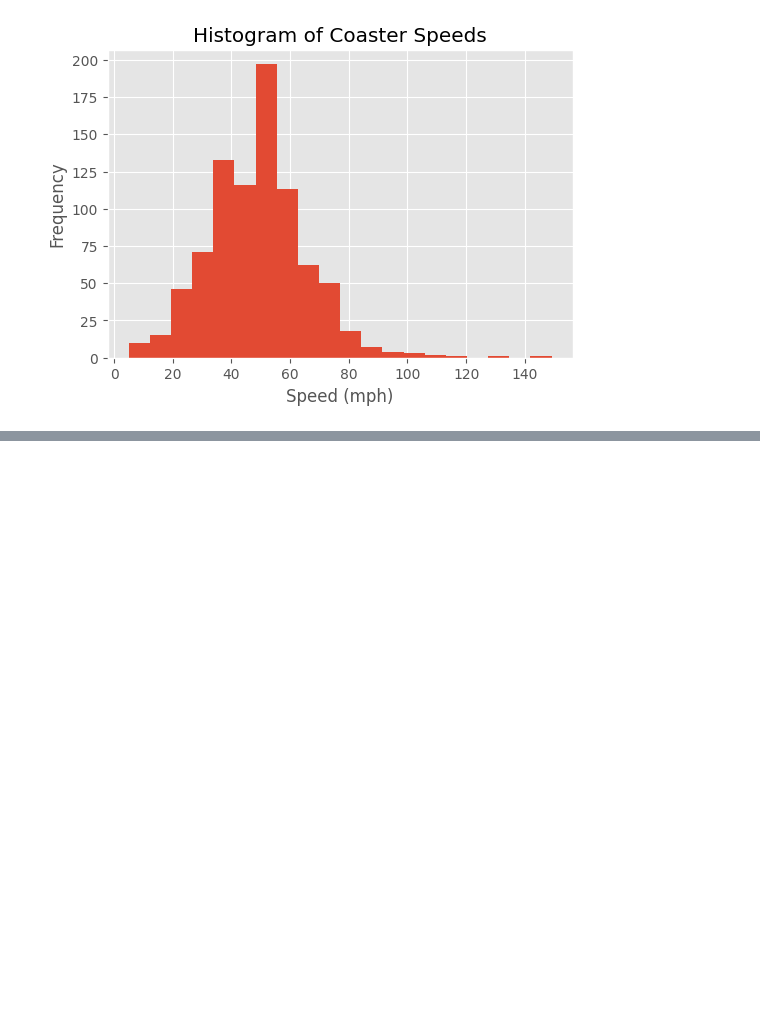
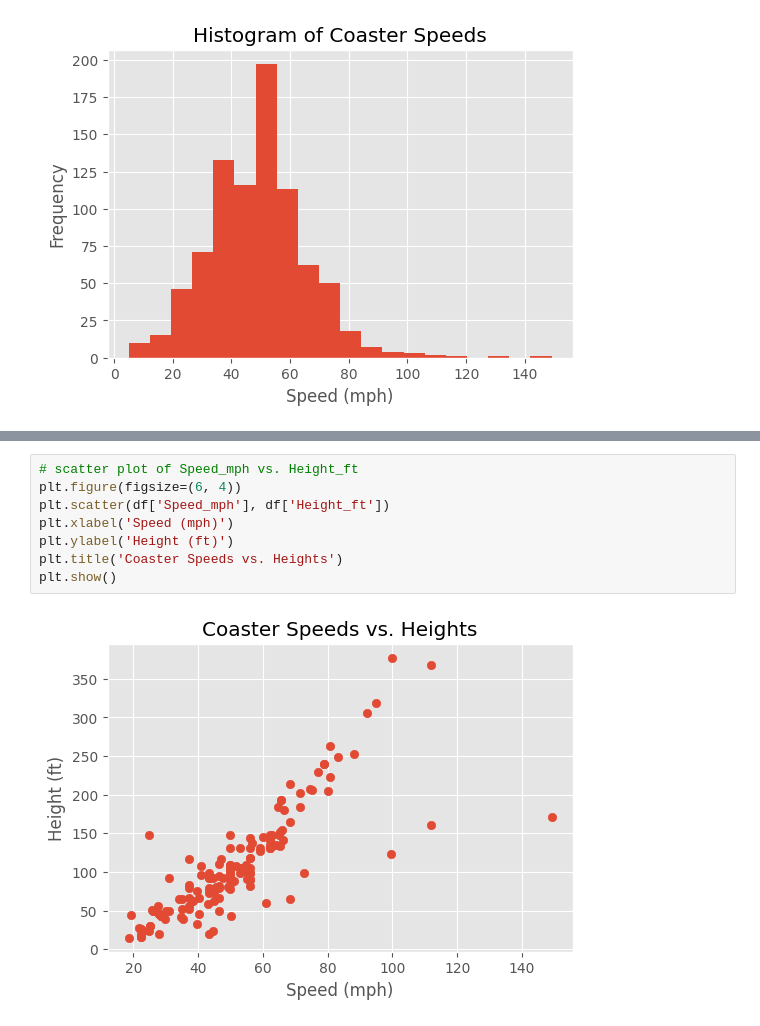
Before and after one commit to danielabaptista/RollerCoaster_ProjectDataAnalyst, a Jupyter notebook: RollerCoaster.ipynb, the cells around one changed output, grey strips where cells are left out. Cells and saved outputs as stored; diff of their text form; blank space fills up the shorter version.

```diff
--- a/RollerCoaster.ipynb
+++ b/RollerCoaster.ipynb
@@ -251,0 +262,10 @@ plt.show()
+# %%
+# scatter plot of Speed_mph vs. Height_ft
+plt.figure(figsize=(6, 4))
+plt.scatter(df['Speed_mph'], df['Height_ft'])
+plt.xlabel('Speed (mph)')
+plt.ylabel('Height (ft)')
+plt.title('Coaster Speeds vs. Heights')
+plt.show()
+# %% [output]
+[figure, added]
```
Also changed, not shown: parts of 1 cell of this notebook.
